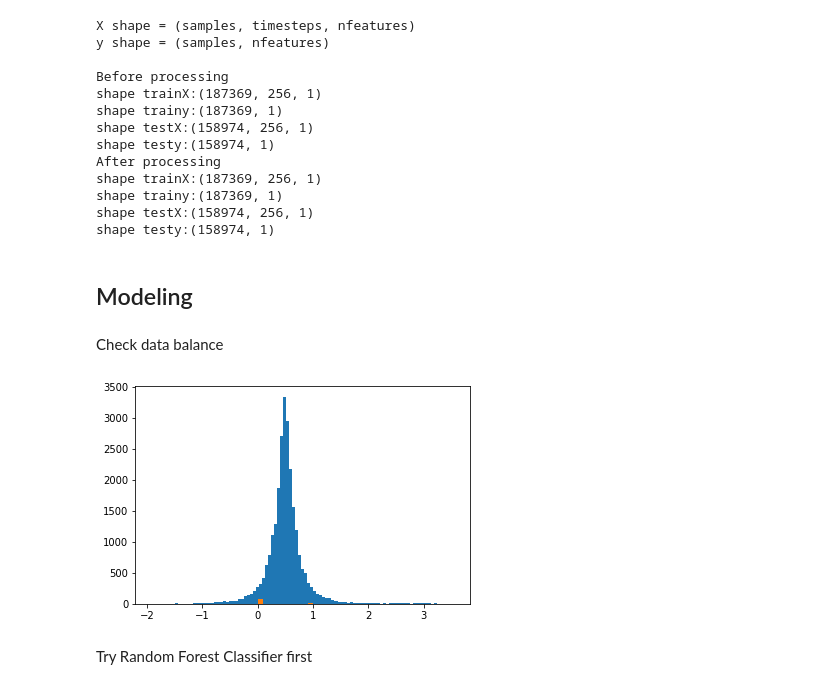
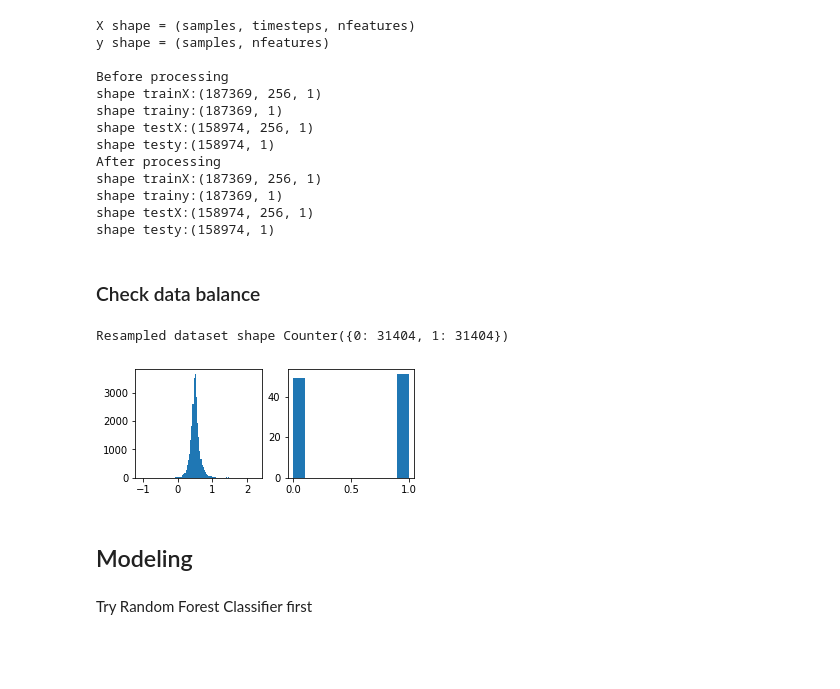
Before and after one commit to ylin00/seizurecast, a Jupyter notebook: notebooks/Seizure_Forecasting_LSTM.ipynb, the cells around one changed output. Drawn from its saved outputs; the diff is of its cells as text; code cells hidden in the pictures; blank space fills up the shorter version.

```diff
--- a/notebooks/Seizure_Forecasting_LSTM.ipynb
+++ b/notebooks/Seizure_Forecasting_LSTM.ipynb
@@ -361,7 +369,7 @@ print(f"shape trainy:{train_y.shape}")
 print(f"shape testX:{test_X.shape}")
 print(f"shape testy:{test_y.shape}")
 train_X, test_X = median_filter(train_X, test_X, thrd=20000)
-train_X, test_X = normalize(train_X, test_X, scale=50)
+train_X, test_X = normalize(train_X, test_X, scale=100)
 train_X, train_y = dropout_weak_channels(train_X, train_y, threshold=100)
 test_X, test_y = dropout_weak_channels(test_X, test_y, threshold=100)
 print("After processing")
@@ -388,6 +396,29 @@ shape testy:(158974, 1)
 #     'train': pd.Series(train_y.squeeze()).value_counts(),
 #     'test': pd.Series(test_y.squeeze()).value_counts()
 # })
+# %% [markdown]
+### Check data balance
+# %%
+from collections import Counter
+from imblearn.under_sampling import RandomUnderSampler
+def balance(train_X, train_y):
+    np.random.seed(42)
+    nchoices = np.random.choice(range(0, Counter(train_y.squeeze())[0]), Counter(train_y.squeeze())[1], replace=False)
+    X1, X2 = train_X[train_y.squeeze()==0,:], train_X[train_y.squeeze()==1,:]
+    train_X = np.concatenate([X1[nchoices, :], X2])
+    train_y = np.concatenate([train_y[train_y.squeeze()==0][nchoices], train_y[train_y.squeeze()==1]])
+    return train_X, train_y
+X_res, y_res = balance(train_X, train_y)
+print('Resampled dataset shape %s' % Counter(y_res.squeeze()))
+# %% [output]
+Resampled dataset shape Counter({0: 31404, 1: 31404})
+# %%
+train_X, train_y = X_res, y_res
+_, axes = plt.subplots(1, 2, figsize = [5,2])
+_ = axes[0].hist(train_X[np.random.choice(range(0,len(train_X)),100), :].flatten(), bins=101)
+_ = axes[1].hist(np.random.choice(train_y.squeeze(), 100).flatten())
+# %% [output]
+[figure, added]
 # %% [markdown]
 ## Modeling
 # %%
@@ -416,13 +447,6 @@ test_X, test_y = unison_shuffled_copies(test_X, test_y)
 # for features,label in train_ds.batch(100).take(1):
 #   print(features[0])
 #   plt.hist(label.numpy().flatten(), bins = 101)
-# %% [markdown]
-Check data balance
-# %%
-_ = plt.hist(train_X[choices,:].flatten(), bins=101)
-_ = plt.hist(train_y[choices].flatten())
-# %% [output]
-[figure, removed]
 # %% [markdown]
 Try Random Forest Classifier first
 # %%
```
Also changed, not shown: parts of 5 cells of this notebook, 1 other file.
